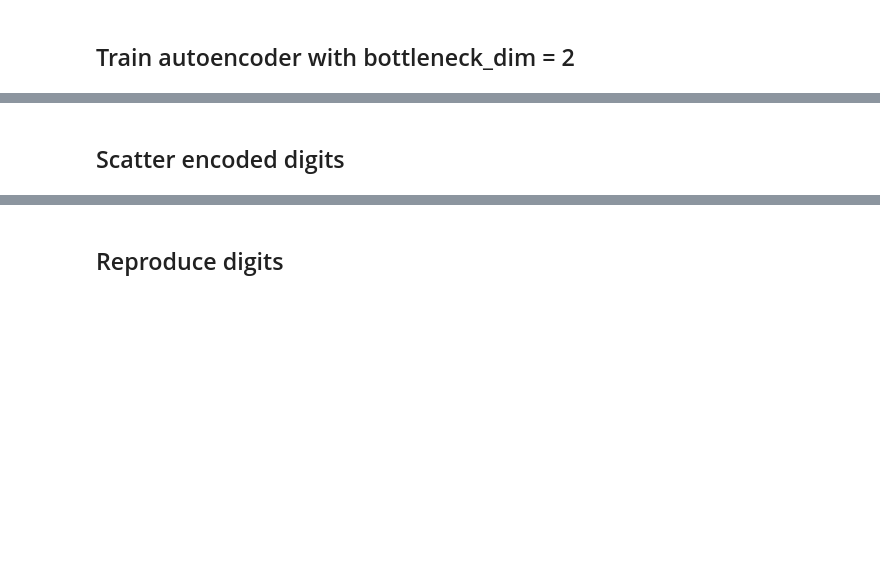
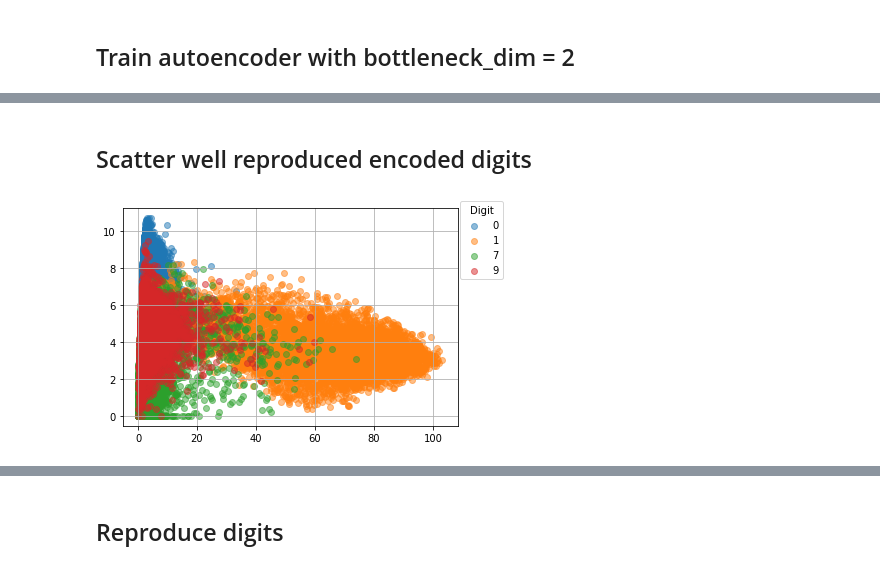
Before and after one commit to Janiak94/FFR135-ANN, a Jupyter notebook: Homework3/AutoEncoder/AutoEncoder.ipynb, the cells around one changed output, grey strips where cells are left out. Drawn from its saved outputs; the diff is of its cells as text; code cells hidden in the pictures; blank space fills up the shorter version.

```diff
--- a/Homework3/AutoEncoder/AutoEncoder.ipynb
+++ b/Homework3/AutoEncoder/AutoEncoder.ipynb
@@ -113,2 +94,18 @@ plt.imshow(1-all_examples[:,:,0], cmap='Greys')
 # %% [markdown]
-## Scatter encoded digits
+## Scatter well reproduced encoded digits
+# %%
+well_encoded_digits = [0, 1, 7, 9]
+
+encoded_images = encoder2(ds['image']).numpy()
+labels = ds['label'].numpy()
+
+# Plot well reproduced images
+fig, ax = plt.subplots()
+for label in well_encoded_digits:
+    img_idx = np.argwhere(labels == int(label))
+    well_encoded_images = encoded_images[img_idx].reshape((-1, 2))
+    ax.scatter(well_encoded_images[:,0], well_encoded_images[:,1], label=label, alpha=0.5)
+ax.legend(loc="lower right", title="Digit", bbox_to_anchor=(1.15,0.65))
+ax.grid()
+# %% [output]
+[figure, added]
```
Also changed, not shown: parts of 11 cells of this notebook.
